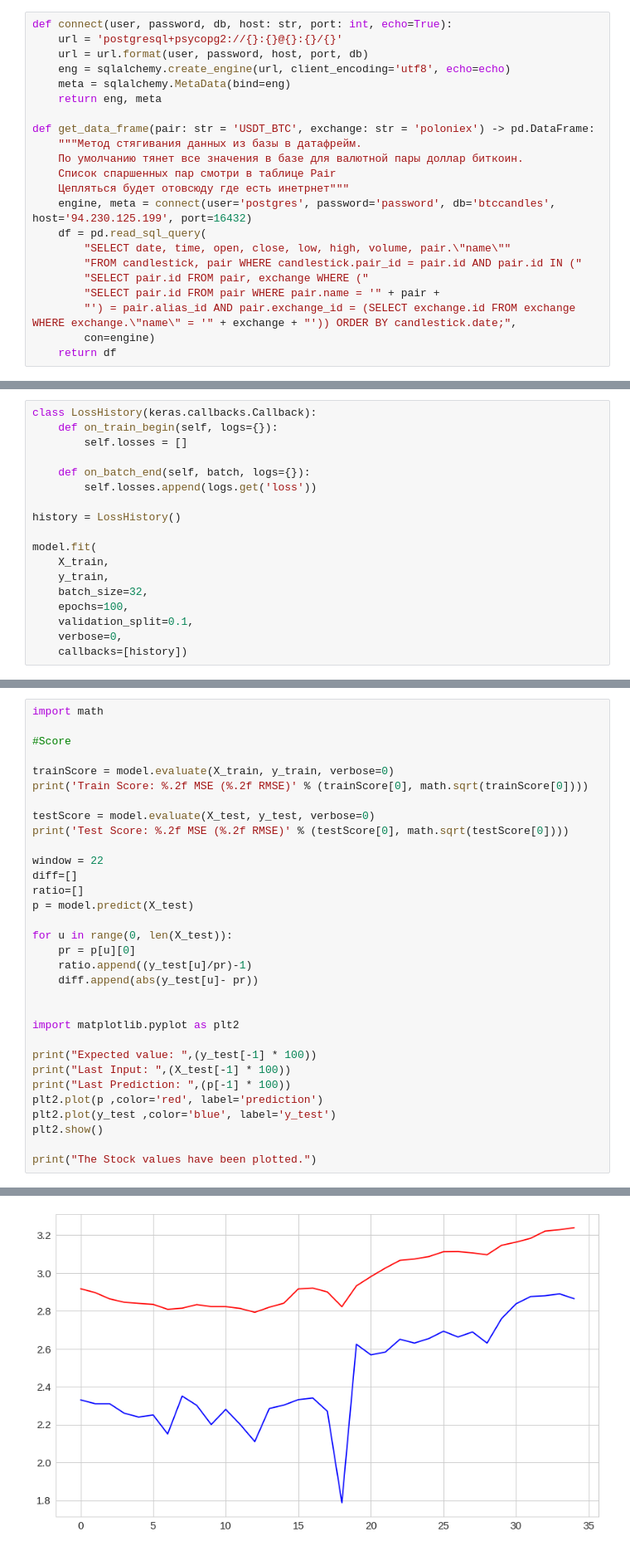
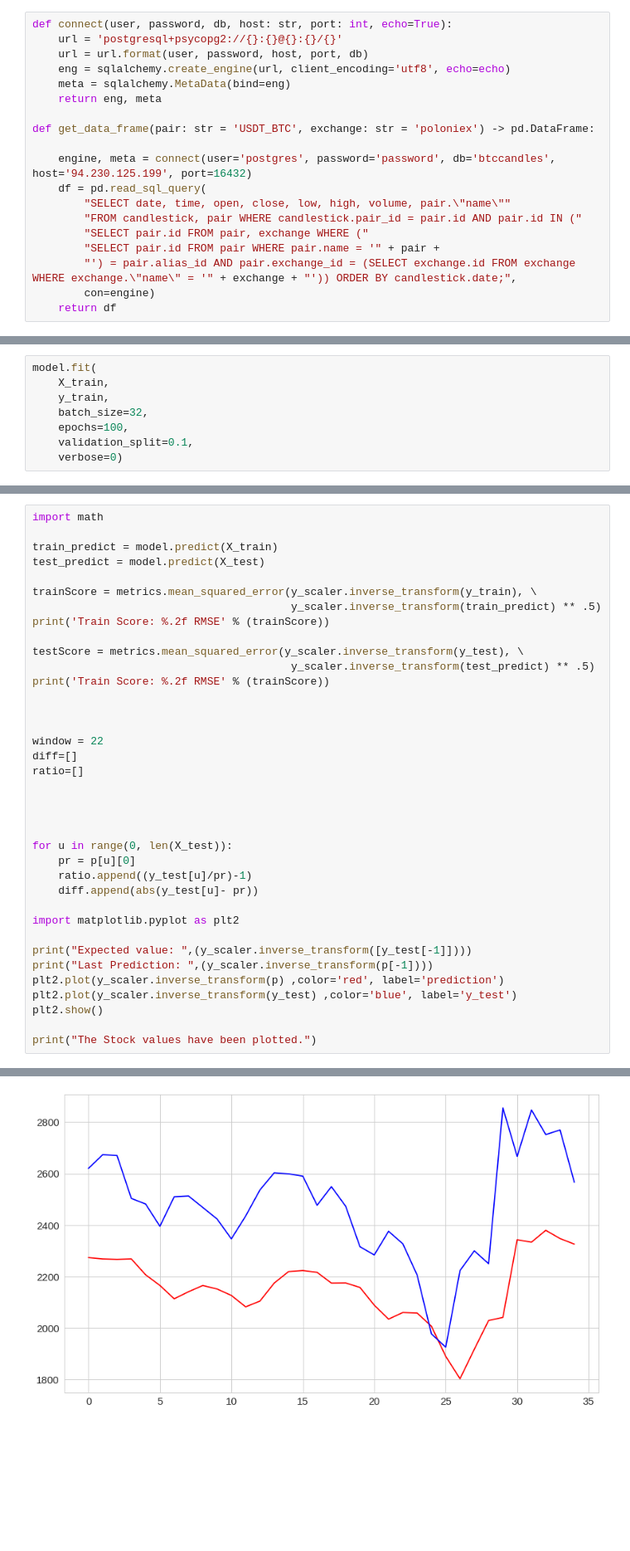
Before and after one commit to Anotherother/pricePrediction, a Jupyter notebook: DevelopingModels/seq2seq.ipynb, the cells around one changed output, grey strips where cells are left out. Shown at 83% size. Cells and saved outputs as stored; diff of their text form; blank space fills up the shorter version.

```diff
--- a/DevelopingModels/seq2seq.ipynb
+++ b/DevelopingModels/seq2seq.ipynb
@@ -41,10 +43,7 @@ def connect(user, password, db, host: str, port: int, echo=True):
     return eng, meta
 
 def get_data_frame(pair: str = 'USDT_BTC', exchange: str = 'poloniex') -> pd.DataFrame:
-    """Метод стягивания данных из базы в датафрейм.
-    По умолчанию тянет все значения в базе для валютной пары доллар биткоин.
-    Список спаршенных пар смотри в таблице Pair
-    Цепляться будет отовсюду где есть инетрнет"""
+
     engine, meta = connect(user='postgres', password='password', db='btccandles', host='94.230.125.199', port=16432)
     df = pd.read_sql_query(
         "SELECT date, time, open, close, low, high, volume, pair.\"name\""
@@ -160,21 +142,11 @@ y_train: (667,)
 X_test: (35, 22, 3)
 y_test: (35,)
 # %%
-class LossHistory(keras.callbacks.Callback):
-    def on_train_begin(self, logs={}):
-        self.losses = []
-
-    def on_batch_end(self, batch, logs={}):
-        self.losses.append(logs.get('loss'))
-
-history = LossHistory()
-
 model.fit(
     X_train,
     y_train,
     batch_size=32,
     epochs=100,
     validation_split=0.1,
-    verbose=0,
-    callbacks=[history])
+    verbose=0)
 # %% [output]
@@ -182,32 +154,37 @@ NameError: name 'math' is not defined
 # %%
 import math
 
-#Score
+train_predict = model.predict(X_train)
+test_predict = model.predict(X_test)
 
-trainScore = model.evaluate(X_train, y_train, verbose=0)
-print('Train Score: %.2f MSE (%.2f RMSE)' % (trainScore[0], math.sqrt(trainScore[0])))
+trainScore = metrics.mean_squared_error(y_scaler.inverse_transform(y_train), \
+                                        y_scaler.inverse_transform(train_predict) ** .5)
+print('Train Score: %.2f RMSE' % (trainScore))
 
-testScore = model.evaluate(X_test, y_test, verbose=0)
-print('Test Score: %.2f MSE (%.2f RMSE)' % (testScore[0], math.sqrt(testScore[0])))
+testScore = metrics.mean_squared_error(y_scaler.inverse_transform(y_test), \
+                                        y_scaler.inverse_transform(test_predict) ** .5)
+print('Train Score: %.2f RMSE' % (trainScore))
+
+
 
 window = 22
 diff=[]
 ratio=[]
-p = model.predict(X_test)
+
+
+
 
 for u in range(0, len(X_test)):
     pr = p[u][0]
     ratio.append((y_test[u]/pr)-1)
     diff.append(abs(y_test[u]- pr))
 
-
 import matplotlib.pyplot as plt2
 
-print("Expected value: ",(y_test[-1] * 100))
-print("Last Input: ",(X_test[-1] * 100))
-print("Last Prediction: ",(p[-1] * 100))
-plt2.plot(p ,color='red', label='prediction')
-plt2.plot(y_test ,color='blue', label='y_test')
+print("Expected value: ",(y_scaler.inverse_transform([y_test[-1]])))
+print("Last Prediction: ",(y_scaler.inverse_transform(p[-1])))
+plt2.plot(y_scaler.inverse_transform(p) ,color='red', label='prediction')
+plt2.plot(y_scaler.inverse_transform(y_test) ,color='blue', label='y_test')
 plt2.show()
 
 print("The Stock values have been plotted.")
@@ -232 +209 @@ Last Prediction:  [ 323.91940308]
-[figure, old version]
+[figure, new version]
```
Also changed, not shown: parts of 5 cells of this notebook, 2 other files.
